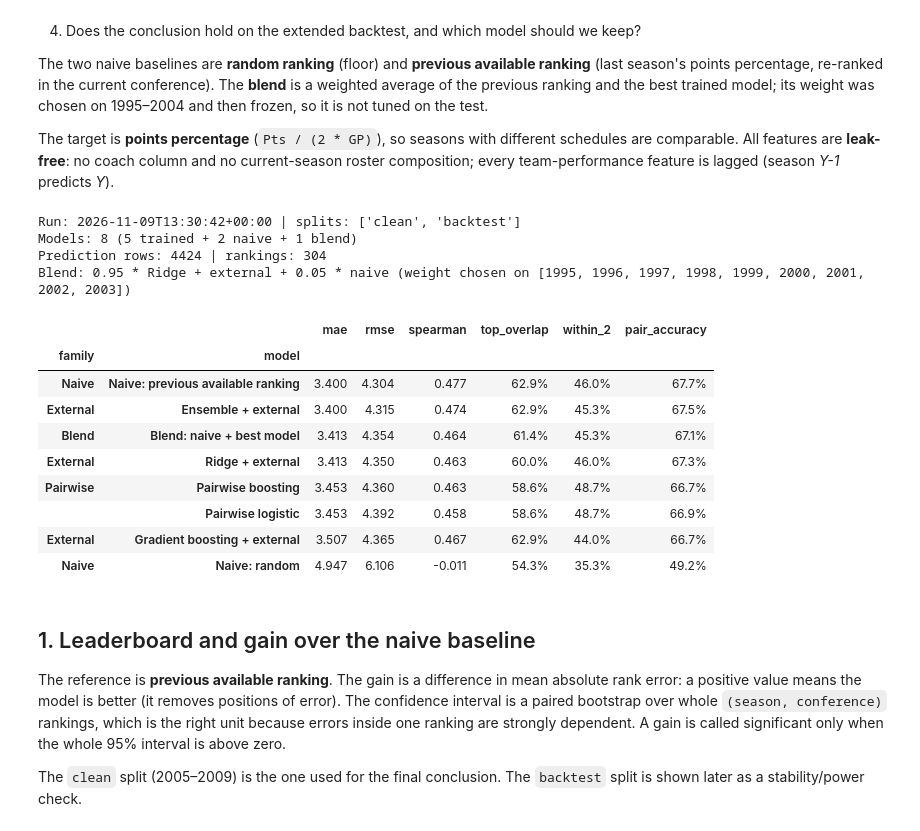
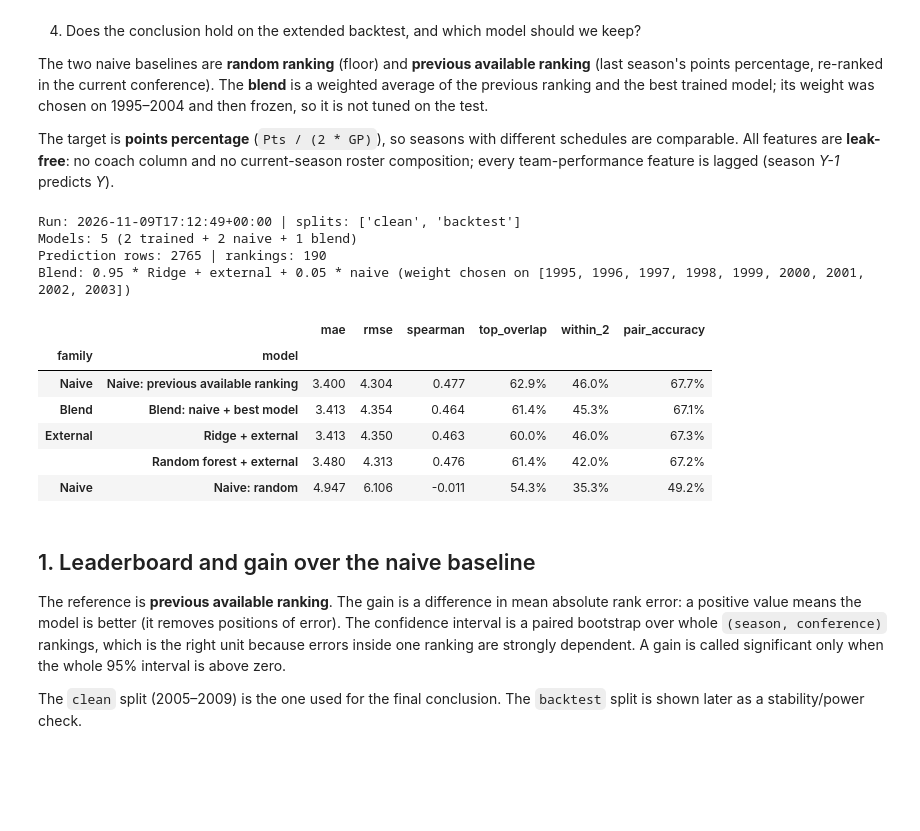
Before and after one commit to Nathan-Pinheiro/AC_hockey_predictions, a Jupyter notebook: ranking/ranking_results_analysis.ipynb, the cells around one changed output. Saved outputs shown, nothing was run; the diff lists cells and outputs as text; code cells hidden in the pictures; blank space fills up the shorter version.

```diff
--- a/ranking/ranking_results_analysis.ipynb
+++ b/ranking/ranking_results_analysis.ipynb
@@ -53,15 +53,13 @@ FAMILY = summary.drop_duplicates("model").set_index("model")["family"].to_dict()
 CLEAN_ORDER = summary[summary["split"] == "clean"].sort_values("mae")["model"].tolist()
 BACKTEST_ORDER = summary[summary["split"] == "backtest"].sort_values("mae")["model"].tolist()
 
-COLORS = {"Naive": "#DD8452", "External": "#4C72B0", "Pairwise": "#55A868",
-          "Blend": "#8172B2"}
+COLORS = {"Naive": "#DD8452", "External": "#4C72B0", "Blend": "#8172B2"}
 MODEL_COLOR = {}
-for family in ["Naive", "External", "Pairwise", "Blend"]:
+for family in ["Naive", "External", "Blend"]:
     names = [m for m in CLEAN_ORDER if FAMILY[m] == family]
     shades = {
         "Naive": ["#B0B0B0", "#DD8452"],
         "External": ["#8FB3D9", "#4C72B0", "#24507A"],
-        "Pairwise": ["#8CCF9E", "#2F7A4A"],
         "Blend": ["#B39DDB"],
     }[family]
     for name, color in zip(names, shades):
@@ -77,42 +75,39 @@ plt.rcParams.update({
     "axes.labelsize": 9,
     "xtick.labelsize": 8,
     "ytick.labelsize": 8,
     "legend.fontsize": 8,
 })
 
 print(f"Run: {run_info['generated_at']} | splits: {list(run_info['splits'])}")
 print(f"Models: {len(FAMILY)} ({len(run_info['models'])} trained + 2 naive + 1 blend)")
 print(f"Prediction rows: {len(predictions)} | rankings: {len(metrics)}")
 if "blend" in run_info:
     blend_info = run_info["blend"]
     print(f"Blend: {blend_info['weight']:.2f} * {blend_info['model']} "
           f"+ {1 - blend_info['weight']:.2f} * naive "
           f"(weight chosen on {blend_info['selection_years']})")
 
 clean = summary[summary["split"] == "clean"].sort_values("mae")
 display(
     clean[["family", "model", "mae", "rmse", "spearman", "top_overlap",
            "within_2", "pair_accuracy"]]
     .set_index(["family", "model"])
     .style.format({
         "mae": "{:.3f}", "rmse": "{:.3f}", "spearman": "{:.3f}",
         "top_overlap": "{:.1%}", "within_2": "{:.1%}", "pair_accuracy": "{:.1%}",
     })
 )
 # %% [output]
-Run: 2026-11-09T13:30:42+00:00 | splits: ['clean', 'backtest']
-Models: 8 (5 trained + 2 naive + 1 blend)
-Prediction rows: 4424 | rankings: 304
+Run: 2026-11-09T17:12:49+00:00 | splits: ['clean', 'backtest']
+Models: 5 (2 trained + 2 naive + 1 blend)
+Prediction rows: 2765 | rankings: 190
 Blend: 0.95 * Ridge + external + 0.05 * naive (weight chosen on [1995, 1996, 1997, 1998, 1999, 2000, 2001, 2002, 2003])
 |  |  | mae | rmse | spearman | top_overlap | within_2 | pair_accuracy |
 | family | model |  |  |  |  |  |  |
 | Naive | Naive: previous available ranking | 3.400 | 4.304 | 0.477 | 62.9% | 46.0% | 67.7% |
-| External | Ensemble + external | 3.400 | 4.315 | 0.474 | 62.9% | 45.3% | 67.5% |
 | Blend | Blend: naive + best model | 3.413 | 4.354 | 0.464 | 61.4% | 45.3% | 67.1% |
 | External | Ridge + external | 3.413 | 4.350 | 0.463 | 60.0% | 46.0% | 67.3% |
-| Pairwise | Pairwise boosting | 3.453 | 4.360 | 0.463 | 58.6% | 48.7% | 66.7% |
-|  | Pairwise logistic | 3.453 | 4.392 | 0.458 | 58.6% | 48.7% | 66.9% |
-| External | Gradient boosting + external | 3.507 | 4.365 | 0.467 | 62.9% | 44.0% | 66.7% |
+|  | Random forest + external | 3.480 | 4.313 | 0.476 | 61.4% | 42.0% | 67.2% |
 | Naive | Naive: random | 4.947 | 6.106 | -0.011 | 54.3% | 35.3% | 49.2% |
 # %% [markdown]
 ## 1. Leaderboard and gain over the naive baseline
```
Also changed, not shown: parts of 6 cells of this notebook, 33 other files.
